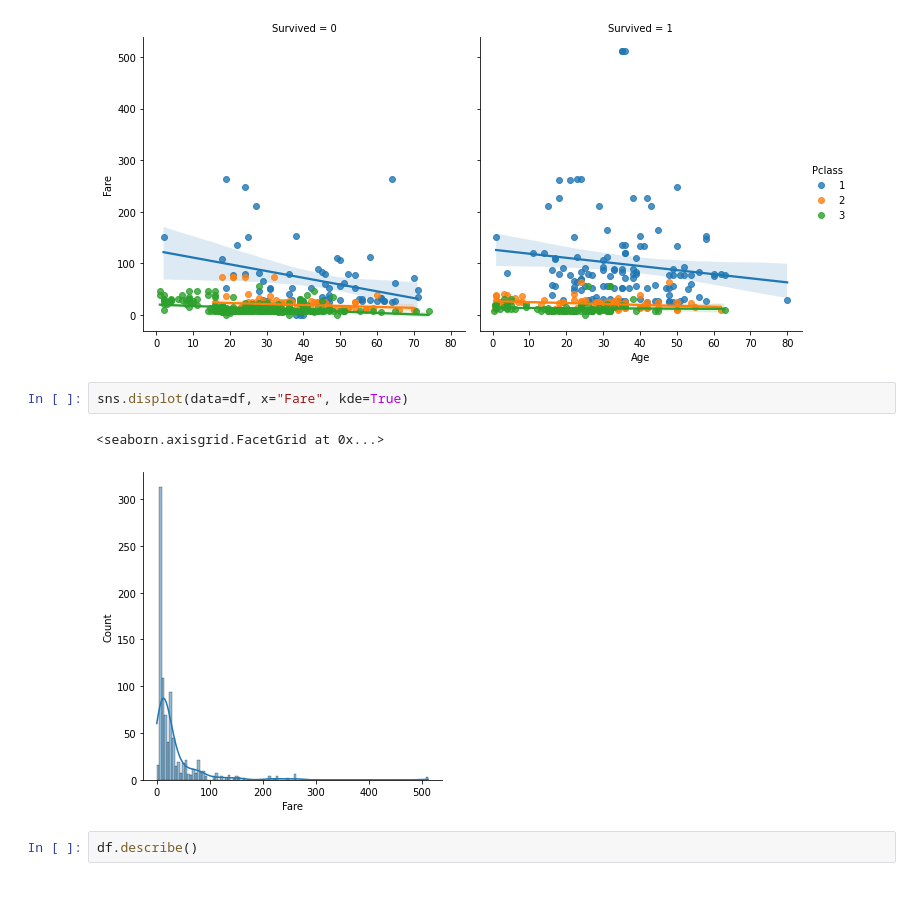
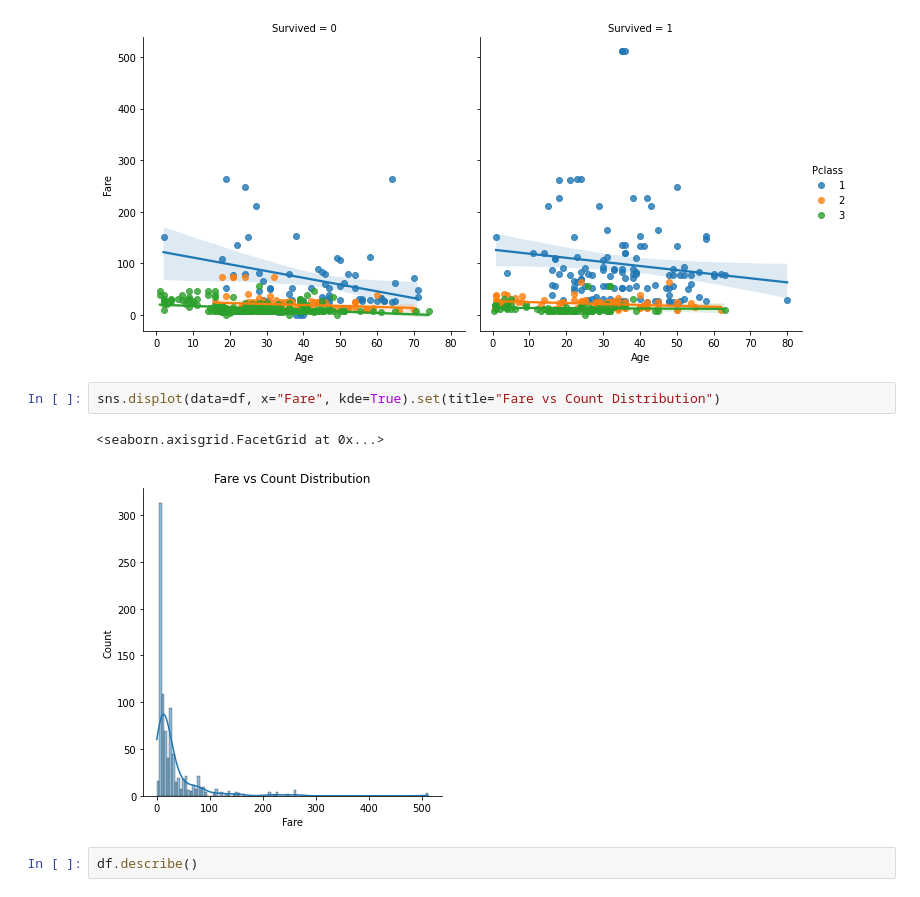
Before and after one commit to noblecoder11/pict-semester-6, a Jupyter notebook: dsbdal/a4.ipynb, the cells around one changed output. Drawn from its saved outputs; the diff is of its cells as text.

```diff
--- a/dsbdal/a4.ipynb
+++ b/dsbdal/a4.ipynb
@@ -29,10 +30,10 @@ sns.lmplot(data=df, x="Age", y="Fare", col="Survived", hue="Pclass")
 <seaborn.axisgrid.FacetGrid at 0x...>
 [figure]
 # %%
-sns.displot(data=df, x="Fare", kde=True)
+sns.displot(data=df, x="Fare", kde=True).set(title="Fare vs Count Distribution")
 # %% [output]
 <seaborn.axisgrid.FacetGrid at 0x...>
-[figure, old version]
+[figure, new version]
 # %%
 df.describe()
 # %% [output]
```
Also changed, not shown: parts of 6 cells of this notebook.
